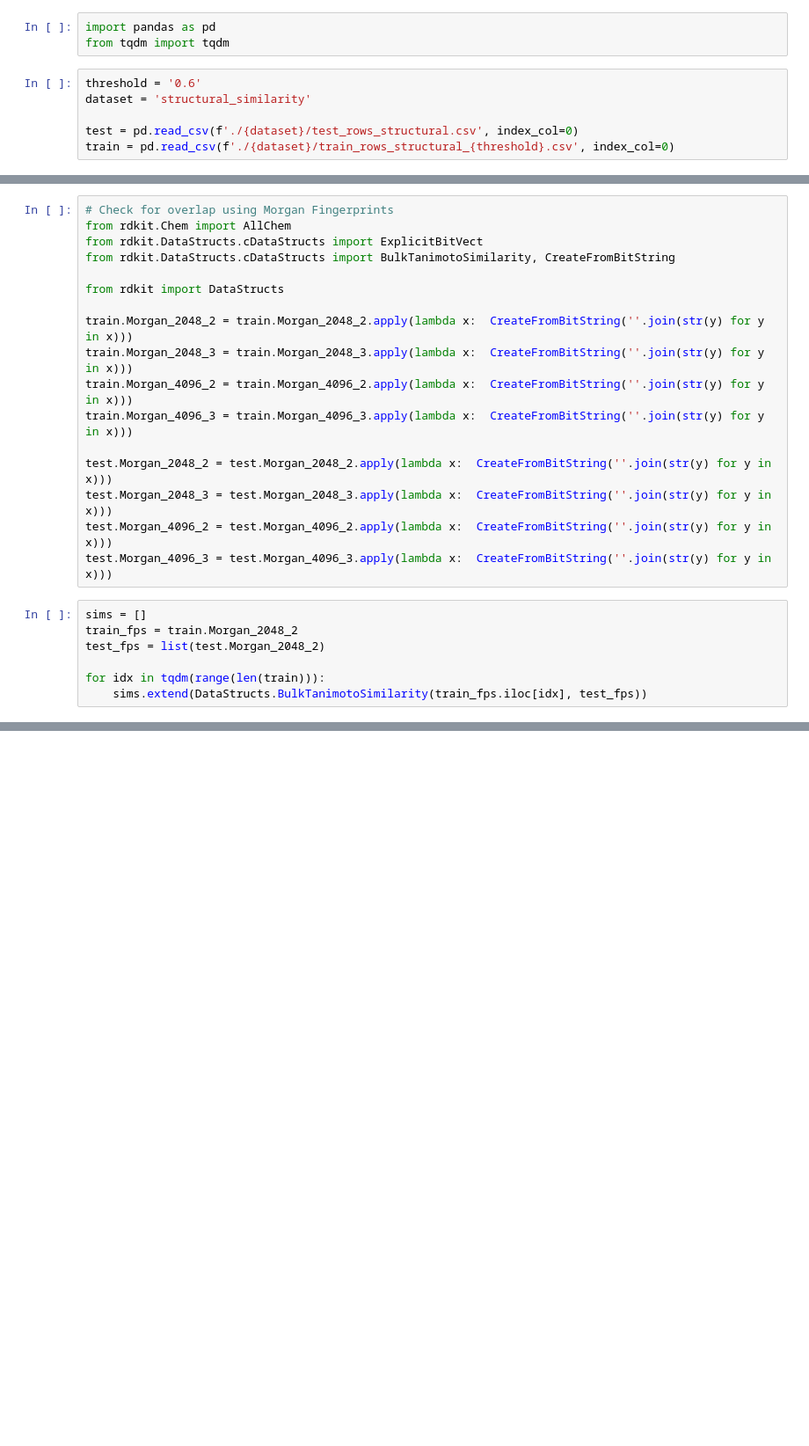
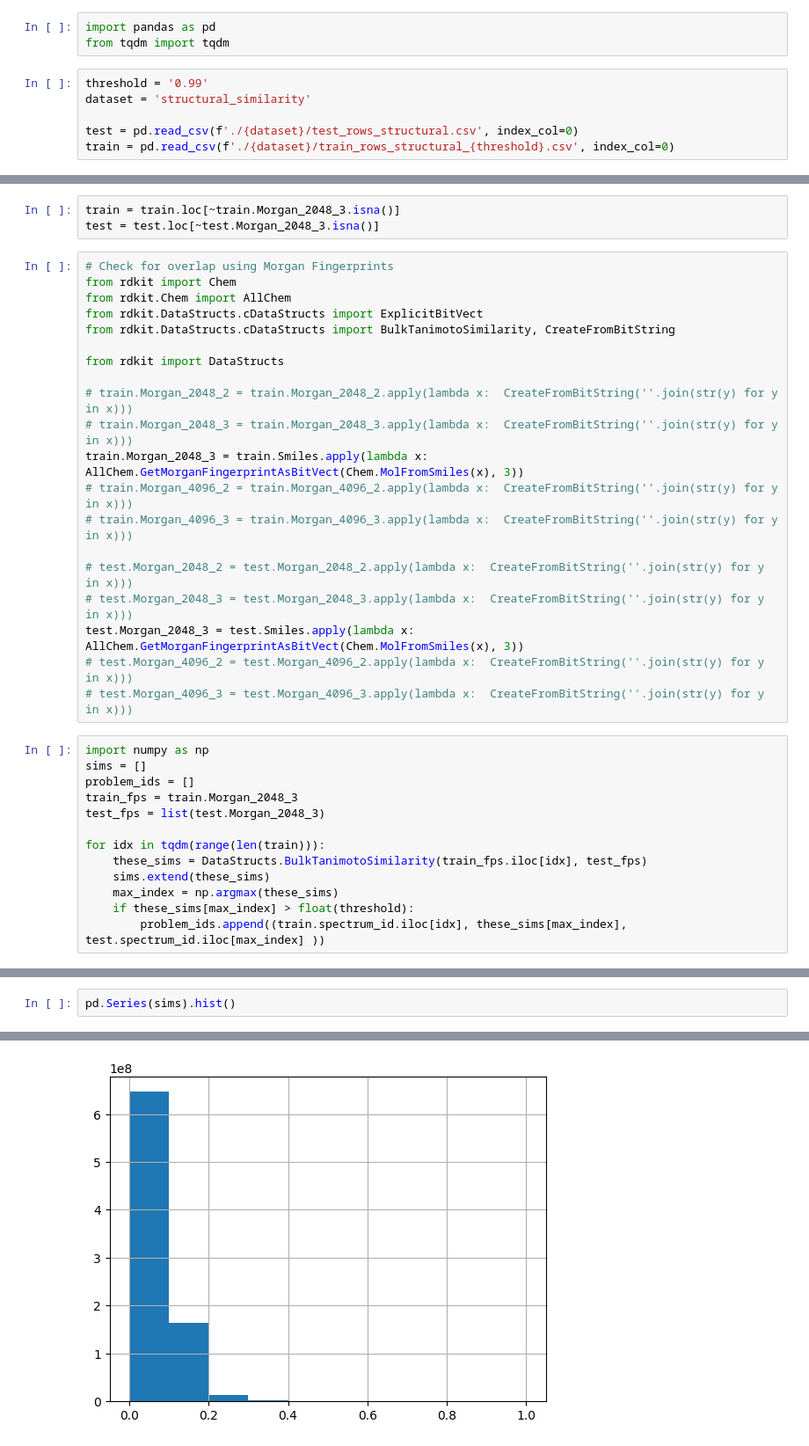
Before and after one commit to Wang-Bioinformatics-Lab/Baselines_For_Benchmark, a Jupyter notebook: data/overlap_test.ipynb, the cells around one changed output, grey strips where cells are left out. Shown at 88% size. Cells and saved outputs as stored; diff of their text form; blank space fills up the shorter version.

Commit message:
Bring up to date with local. MS2DeepScore, Spec2Vec, Modified Cosine Training/Inference/Evaluation is working.

```diff
--- a/data/overlap_test.ipynb
+++ b/data/overlap_test.ipynb
@@ -2,7 +2,7 @@
 import pandas as pd
 from tqdm import tqdm
 # %%
-threshold = '0.6'
+threshold = '0.99'
 dataset = 'structural_similarity'
 
 test = pd.read_csv(f'./{dataset}/test_rows_structural.csv', index_col=0)
@@ -30,27 +20,39 @@ Index(['scan', 'spectrum_id', 'collision_energy', 'Adduct', 'Compound_Source',
+# %%
+train = train.loc[~train.Morgan_2048_3.isna()]
+test = test.loc[~test.Morgan_2048_3.isna()]
 # %%
 # Check for overlap using Morgan Fingerprints
+from rdkit import Chem
 from rdkit.Chem import AllChem
 from rdkit.DataStructs.cDataStructs import ExplicitBitVect
 from rdkit.DataStructs.cDataStructs import BulkTanimotoSimilarity, CreateFromBitString
 
 from rdkit import DataStructs
 
-train.Morgan_2048_2 = train.Morgan_2048_2.apply(lambda x:  CreateFromBitString(''.join(str(y) for y in x)))
-train.Morgan_2048_3 = train.Morgan_2048_3.apply(lambda x:  CreateFromBitString(''.join(str(y) for y in x)))
-train.Morgan_4096_2 = train.Morgan_4096_2.apply(lambda x:  CreateFromBitString(''.join(str(y) for y in x)))
-train.Morgan_4096_3 = train.Morgan_4096_3.apply(lambda x:  CreateFromBitString(''.join(str(y) for y in x)))
+# train.Morgan_2048_2 = train.Morgan_2048_2.apply(lambda x:  CreateFromBitString(''.join(str(y) for y in x)))
+# train.Morgan_2048_3 = train.Morgan_2048_3.apply(lambda x:  CreateFromBitString(''.join(str(y) for y in x)))
+train.Morgan_2048_3 = train.Smiles.apply(lambda x:  AllChem.GetMorganFingerprintAsBitVect(Chem.MolFromSmiles(x), 3))
+# train.Morgan_4096_2 = train.Morgan_4096_2.apply(lambda x:  CreateFromBitString(''.join(str(y) for y in x)))
+# train.Morgan_4096_3 = train.Morgan_4096_3.apply(lambda x:  CreateFromBitString(''.join(str(y) for y in x)))
 
-test.Morgan_2048_2 = test.Morgan_2048_2.apply(lambda x:  CreateFromBitString(''.join(str(y) for y in x)))
-test.Morgan_2048_3 = test.Morgan_2048_3.apply(lambda x:  CreateFromBitString(''.join(str(y) for y in x)))
-test.Morgan_4096_2 = test.Morgan_4096_2.apply(lambda x:  CreateFromBitString(''.join(str(y) for y in x)))
-test.Morgan_4096_3 = test.Morgan_4096_3.apply(lambda x:  CreateFromBitString(''.join(str(y) for y in x)))
+# test.Morgan_2048_2 = test.Morgan_2048_2.apply(lambda x:  CreateFromBitString(''.join(str(y) for y in x)))
+# test.Morgan_2048_3 = test.Morgan_2048_3.apply(lambda x:  CreateFromBitString(''.join(str(y) for y in x)))
+test.Morgan_2048_3 = test.Smiles.apply(lambda x:  AllChem.GetMorganFingerprintAsBitVect(Chem.MolFromSmiles(x), 3))
+# test.Morgan_4096_2 = test.Morgan_4096_2.apply(lambda x:  CreateFromBitString(''.join(str(y) for y in x)))
+# test.Morgan_4096_3 = test.Morgan_4096_3.apply(lambda x:  CreateFromBitString(''.join(str(y) for y in x)))
 # %%
+import numpy as np
 sims = []
-train_fps = train.Morgan_2048_2
-test_fps = list(test.Morgan_2048_2)
+problem_ids = []
+train_fps = train.Morgan_2048_3
+test_fps = list(test.Morgan_2048_3)
 
 for idx in tqdm(range(len(train))):
-    sims.extend(DataStructs.BulkTanimotoSimilarity(train_fps.iloc[idx], test_fps))
+    these_sims = DataStructs.BulkTanimotoSimilarity(train_fps.iloc[idx], test_fps)
+    sims.extend(these_sims)
+    max_index = np.argmax(these_sims)
+    if these_sims[max_index] > float(threshold):
+        problem_ids.append((train.spectrum_id.iloc[idx], these_sims[max_index], test.spectrum_id.iloc[max_index] ))
 # %%
 pd.Series(sims).describe()
 # %% [output]
@@ -65,0 +80,3 @@ dtype: float64
+# %%
+pd.Series(sims).hist()
+# %% [output]
@@ -65,0 +84 @@ dtype: float64
+[figure, added]
```
Also changed, not shown: parts of 26 cells of this notebook, 34 other files.
